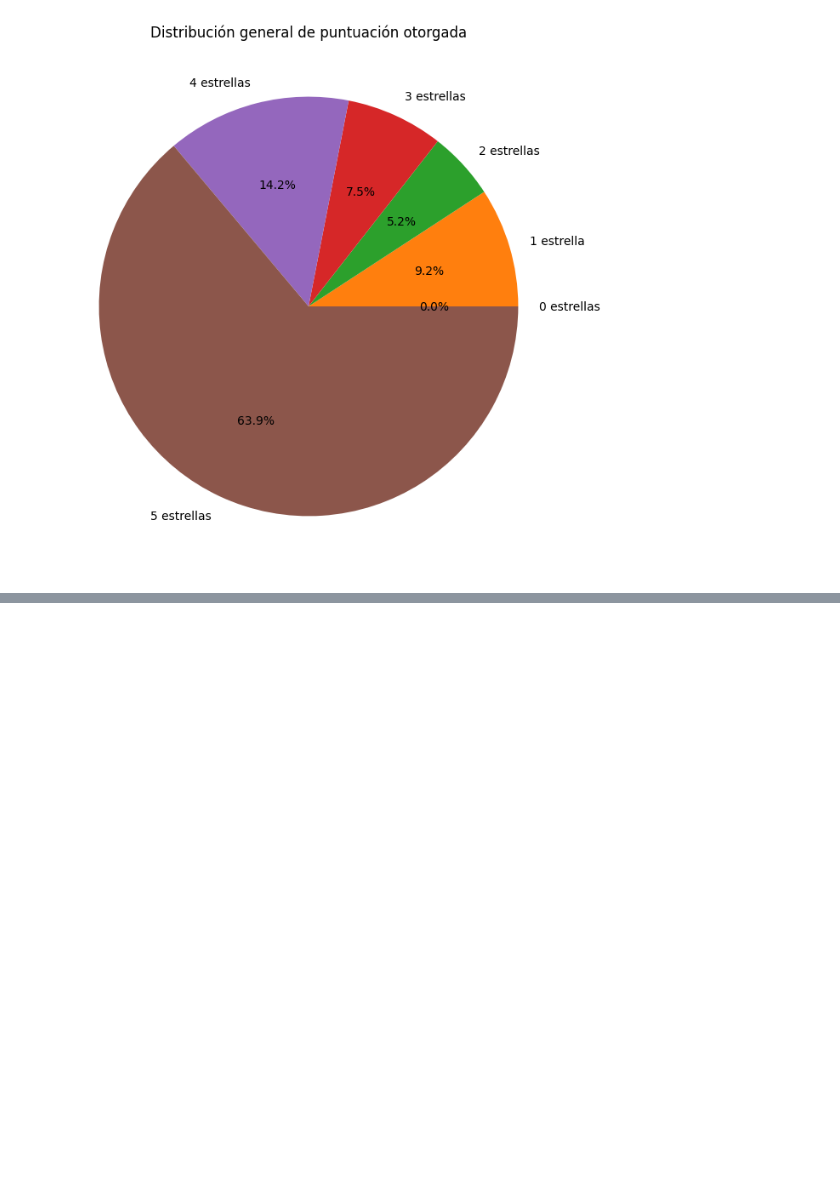
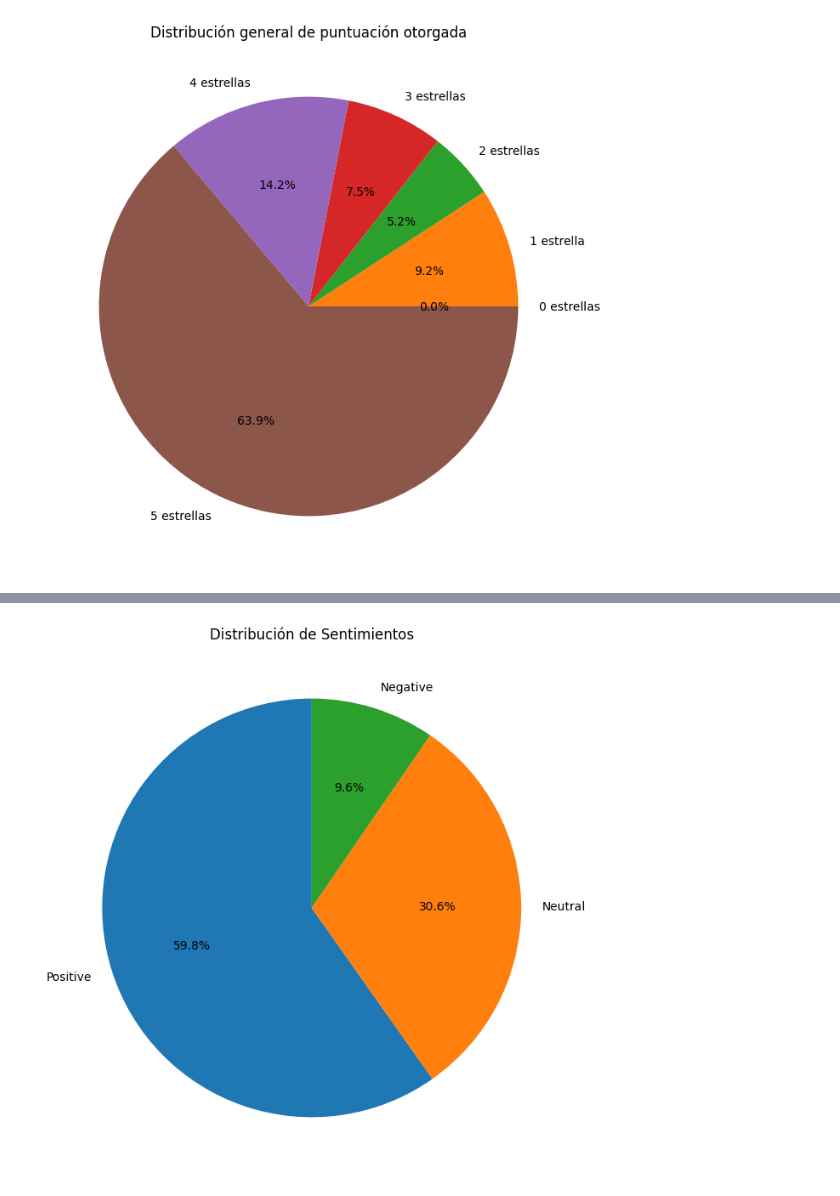
Before and after one commit to MoisesL05/taf_herramientasIA, a Jupyter notebook: taf_herramientasIA.ipynb, the cells around one changed output, grey strips where cells are left out. Saved outputs shown, nothing was run; the diff lists cells and outputs as text; code cells hidden in the pictures; blank space fills up the shorter version.

Commit message:
analisis de sentimientos

```diff
--- a/taf_herramientasIA.ipynb
+++ b/taf_herramientasIA.ipynb
@@ -136,3 +136,10 @@ df_final.head()
 | 2 | 3 | B000LQOCH0 | ABXLMWJIXXAIN | Natalia Corres "Natalia Corres" | 1 | 1 | 4 | ... |
 | 3 | 4 | B000UA0QIQ | A395BORC6FGVXV | Karl | 3 | 3 | 2 | ... |
 | 4 | 5 | B006K2ZZ7K | A1UQRSCLF8GW1T | Michael D. Bigham "M. Wassir" | 0 | 0 | 5 | ... |
+# %%
+# importar NTLK para hacer análisis de lenguaje natural
+!pip install nltk
+from nltk.sentiment import SentimentIntensityAnalyzer
+import nltk
+nltk.download('vader_lexicon')
+sia = SentimentIntensityAnalyzer()
@@ -138,0 +154,20 @@ df_final.head()
+# %%
+# funcion que analiza el sentimiento del comentario
+def sentimiento_comentario(texto):
+    # Manejar valores nulos
+    if pd.isna(texto):
+        return "Neutral"
+
+    resultado = sia.polarity_scores(str(texto))
+    compound = resultado['compound']
+
+    if compound >= 0.05:
+        return "Positive"
+    elif compound <= -0.05:
+        return "Negative"
+    else:
+        return "Neutral"
+# %%
+# agregar la nueva columna al dataset final
+df_final["Sentiment"] = df_final["Summary"].apply(sentimiento_comentario)
+df_final.head()
@@ -243,6 +286,21 @@ show(p)
 [interactive output not drawn]
 [interactive output not drawn]
 [interactive output not drawn]
+# %%
+# gráfico de distribución de sentimientos de los comentarios
+conteo_sentimientos = df_final["Sentiment"].value_counts()
+
+plt.figure(figsize=(8, 8))
+plt.pie(
+    conteo_sentimientos,
+    labels=conteo_sentimientos.index,
+    autopct='%1.1f%%',
+    startangle=90
+)
+plt.title("Distribución de Sentimientos")
+plt.show()
+# %% [output]
+[figure, added]
 # %%
 !pip install pygwalker
 # %% [output]
```
Also changed, not shown: parts of 6 cells of this notebook.
